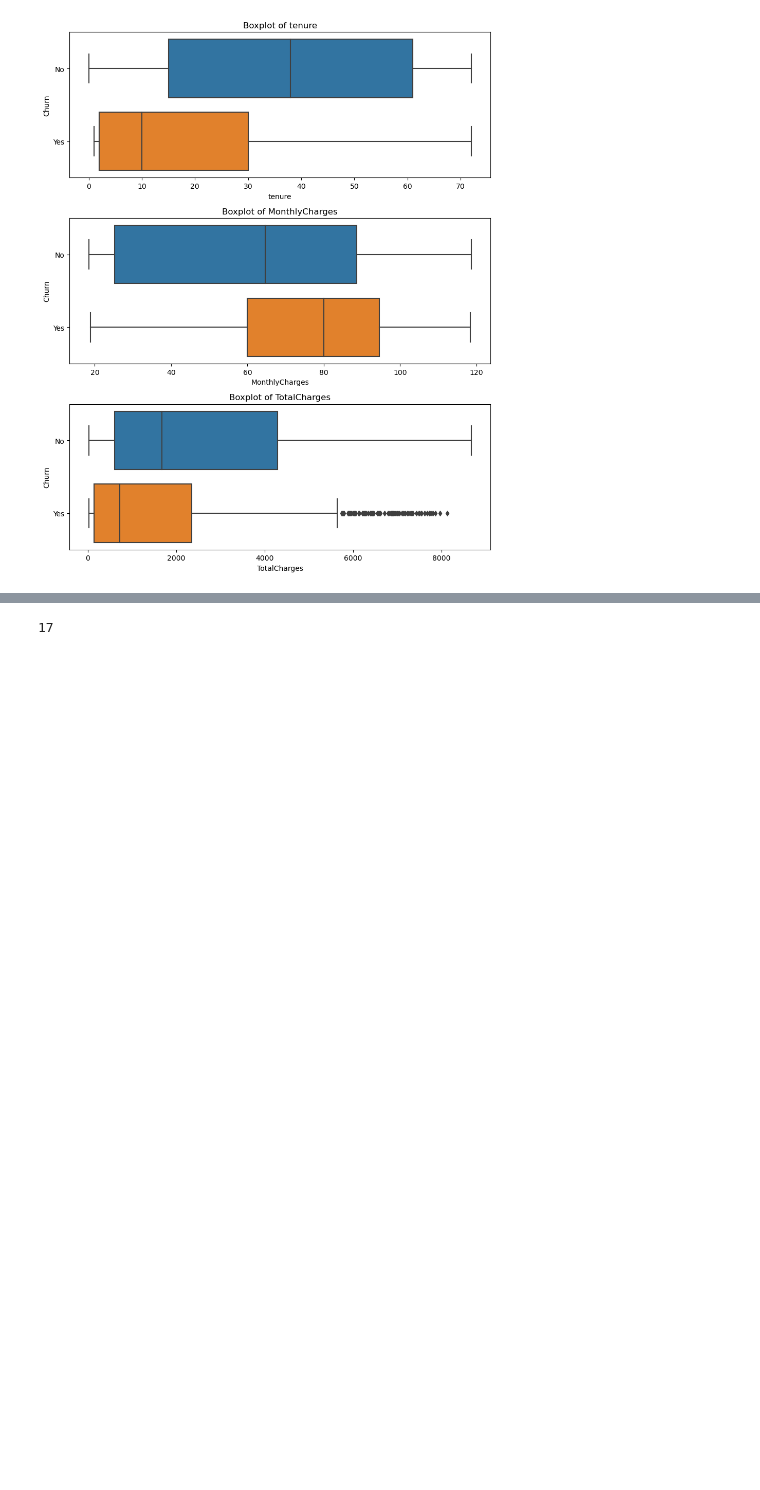
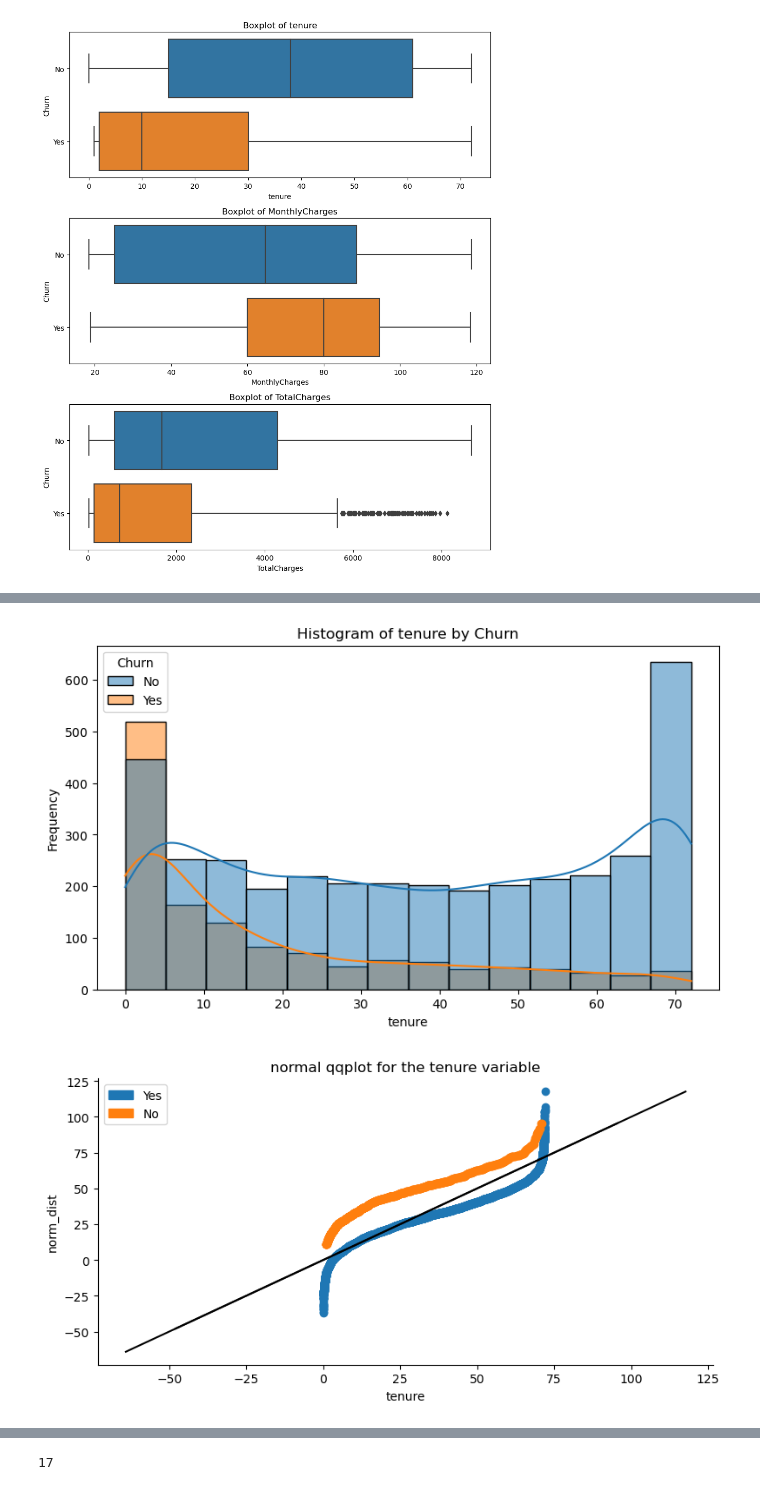
Before and after one commit to modelMaestroSolo/Customer_churn_classification, a Jupyter notebook: Customer_Churn_Classifier.ipynb, the cells around one changed output, grey strips where cells are left out. Saved outputs shown, nothing was run; the diff lists cells and outputs as text; code cells hidden in the pictures; blank space fills up the shorter version.

```diff
--- a/Customer_Churn_Classifier.ipynb
+++ b/Customer_Churn_Classifier.ipynb
@@ -633,0 +656,19 @@ Checking the 2 main assumptions of two sample t-tests:
+# %%
+### normality check visualization
+### Define function to plot histogram and qq plot
+def hist_qqplot(var):
+    fig= plt.figure( figsize=(9, 5) )
+
+    ax = fig.add_subplot(111)
+    sns.histplot(data=df_train, kde=True, x=var, hue='Churn');
+    ax.set_title(f'Histogram of {var} by Churn');
+    ax.set_ylabel('Frequency');
+
+    pplot(df_train, x=var, y=norm, kind='qq', hue='Churn',
+                    height=4, aspect=2, display_kws={'identity':True});
+    plt.title(f'normal qqplot for the {var} variable');
+
+hist_qqplot(var='tenure')
+# %% [output]
+[figure, added]
+[figure, added]
```
Also changed, not shown: parts of 34 cells of this notebook.
